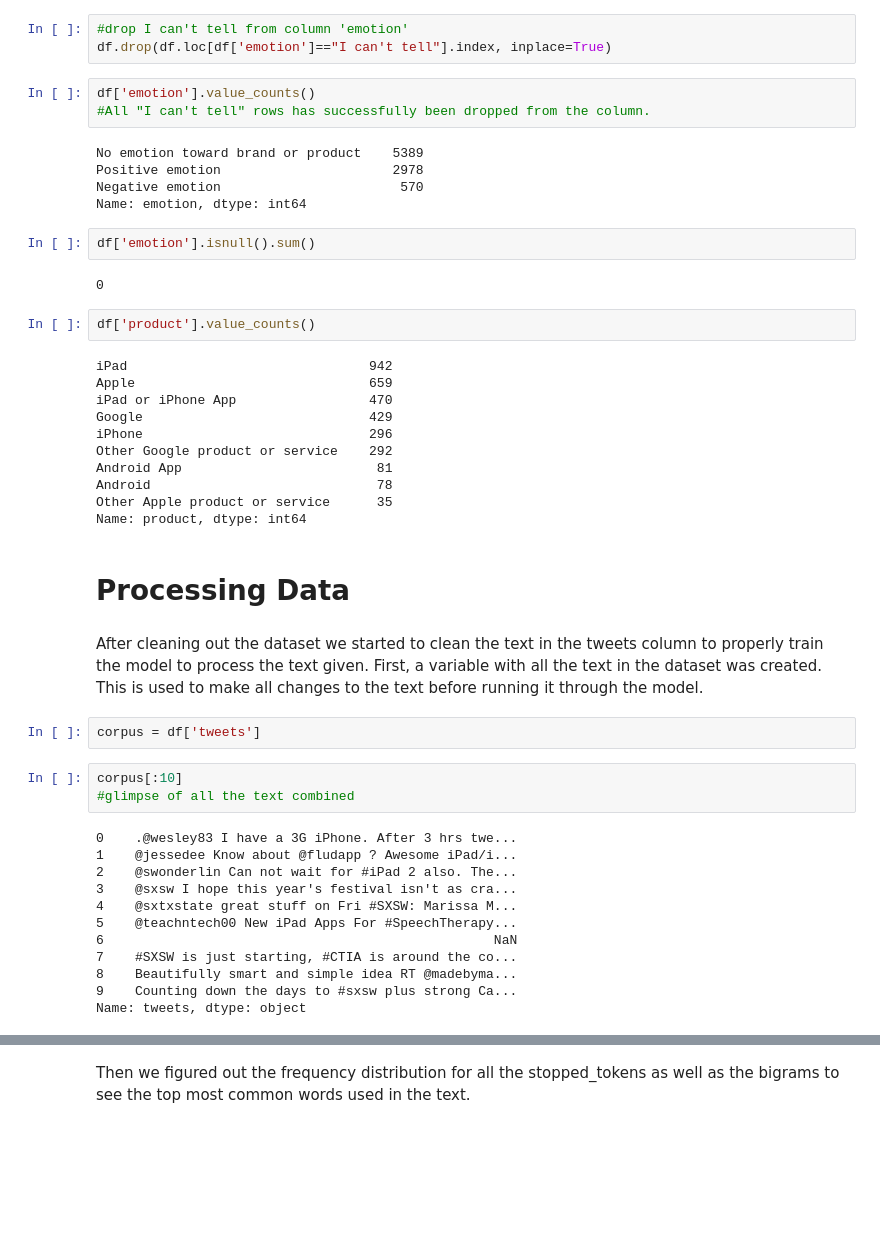
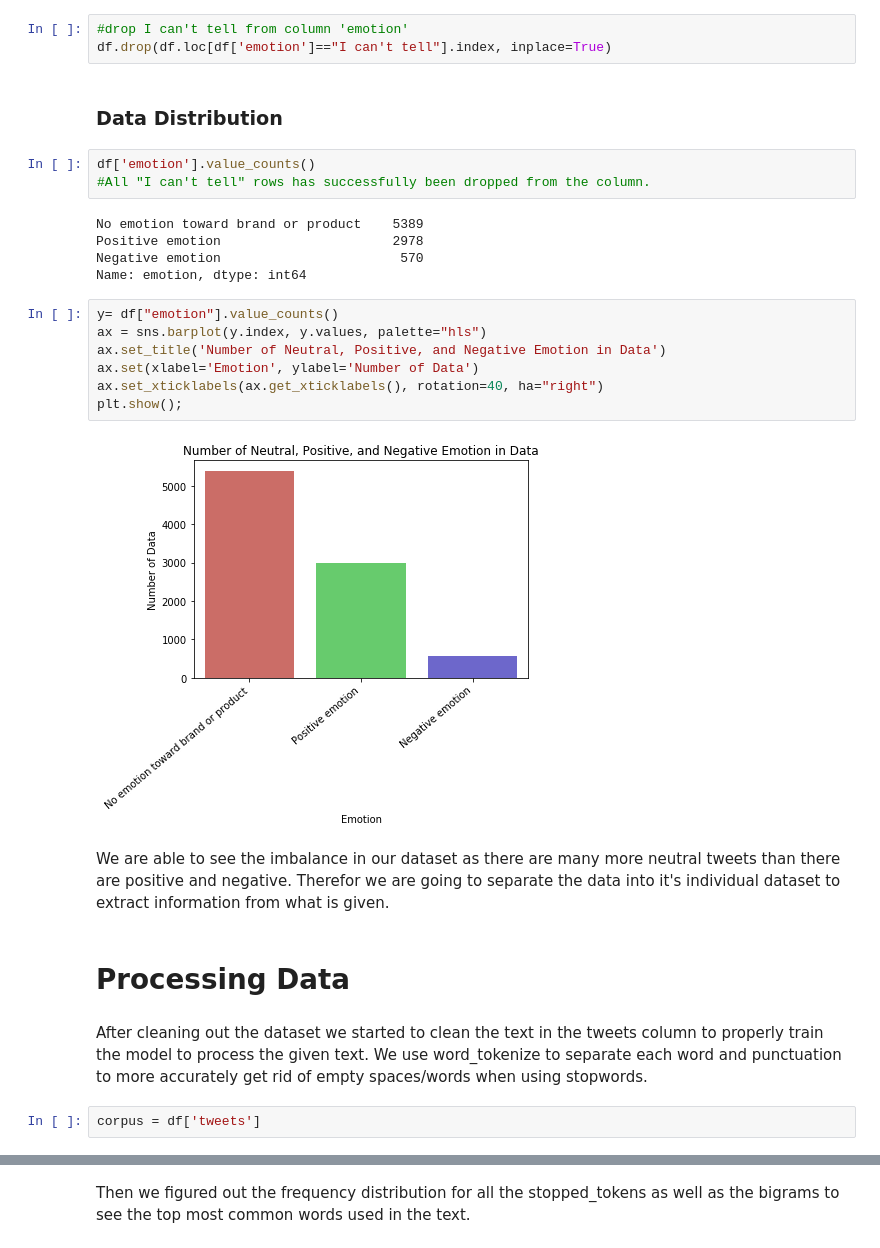
Before and after one commit to ohsusanna93/dsc-mod-4-project-v2-1-online-ds-pt-100719, a Jupyter notebook: project_susanna.ipynb, the cells around one changed output, grey strips where cells are left out. Cells and saved outputs as stored; diff of their text form; blank space fills up the shorter version.

```diff
--- a/project_susanna.ipynb
+++ b/project_susanna.ipynb
@@ -228,6 +193,8 @@ df['tweets'].isna().sum()
 # %%
 #drop I can't tell from column 'emotion'
 df.drop(df.loc[df['emotion']=="I can't tell"].index, inplace=True)
+# %% [markdown]
+### Data Distribution
 # %%
 df['emotion'].value_counts()
 #All "I can't tell" rows has successfully been dropped from the column.
@@ -236,41 +203,20 @@ No emotion toward brand or product    5389
 Positive emotion                      2978
 Negative emotion                       570
 Name: emotion, dtype: int64
-# %%
-df['emotion'].isnull().sum()
-# %% [output]
-0
-# %%
-df['product'].value_counts()
-# %% [output]
-iPad                               942
-Apple                              659
-iPad or iPhone App                 470
-Google                             429
-iPhone                             296
-Other Google product or service    292
-Android App                         81
-Android                             78
-Other Apple product or service      35
-Name: product, dtype: int64
+# %%
+y= df["emotion"].value_counts()
+ax = sns.barplot(y.index, y.values, palette="hls")
+ax.set_title('Number of Neutral, Positive, and Negative Emotion in Data')
+ax.set(xlabel='Emotion', ylabel='Number of Data')
+ax.set_xticklabels(ax.get_xticklabels(), rotation=40, ha="right")
+plt.show();
+# %% [output]
+[figure, added]
+# %% [markdown]
+We are able to see the imbalance in our dataset as there are many more neutral tweets than there are positive and negative. Therefor we are going to separate the data into it's individual dataset to extract information from what is given.
 # %% [markdown]
 # Processing Data
 # %% [markdown]
-After cleaning out the dataset we started to clean the text in the tweets column to properly train the model to process the text given. First, a variable with all the text in the dataset was created. This is used to make all changes to the text before running it through the model.
+After cleaning out the dataset we started to clean the text in the tweets column to properly train the model to process the given text. We use word_tokenize to separate each word and punctuation to more accurately get rid of empty spaces/words when using stopwords.
 # %%
 corpus = df['tweets']
-# %%
-corpus[:10]
-#glimpse of all the text combined
-# %% [output]
-0    .@wesley83 I have a 3G iPhone. After 3 hrs twe...
-1    @jessedee Know about @fludapp ? Awesome iPad/i...
-2    @swonderlin Can not wait for #iPad 2 also. The...
-3    @sxsw I hope this year's festival isn't as cra...
-4    @sxtxstate great stuff on Fri #SXSW: Marissa M...
-5    @teachntech00 New iPad Apps For #SpeechTherapy...
-6                                                  NaN
-7    #SXSW is just starting, #CTIA is around the co...
-8    Beautifully smart and simple idea RT @madebyma...
-9    Counting down the days to #sxsw plus strong Ca...
-Name: tweets, dtype: object
```
Also changed, not shown: parts of 87 cells of this notebook.
